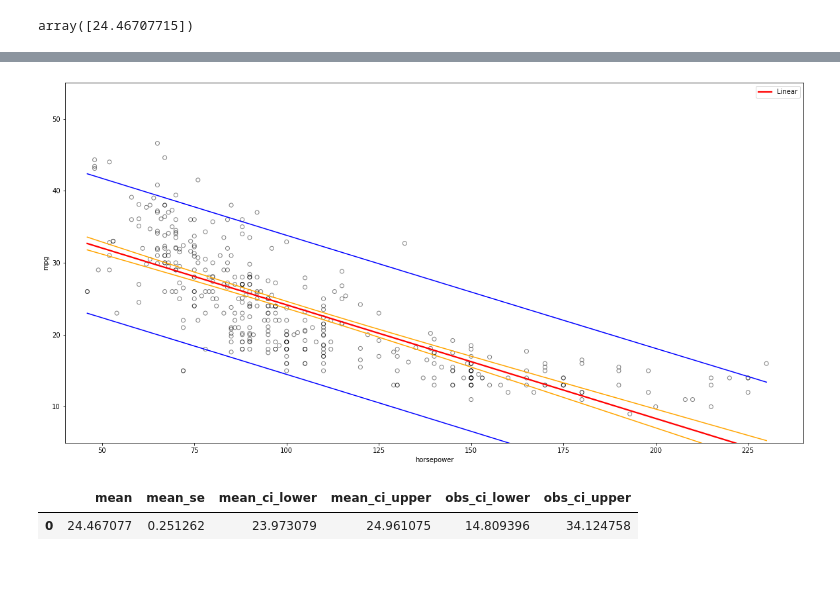
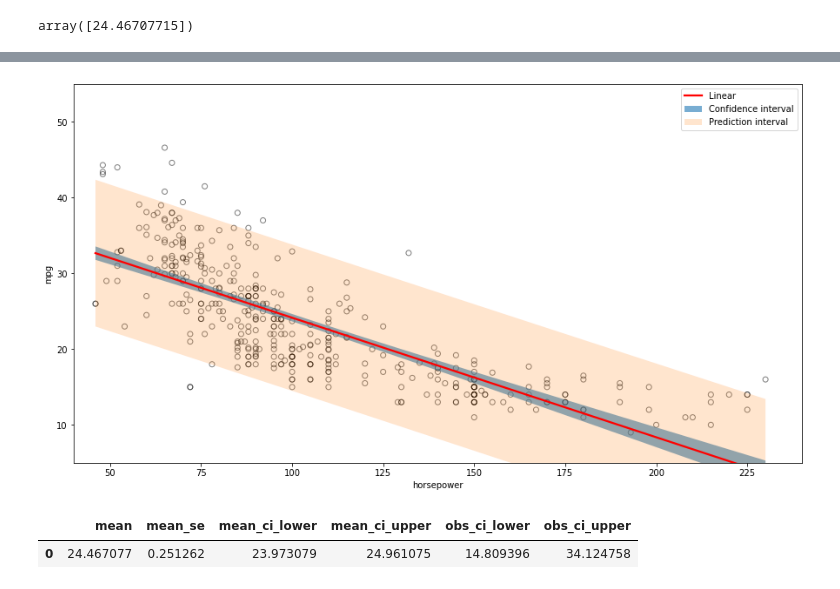
Before and after one commit to balintalfoldy/ISLR_python_AB, a Jupyter notebook: Notebooks/ch3_linear_regression_applied.ipynb, the cells around one changed output, grey strips where cells are left out. Saved outputs shown, nothing was run; the diff lists cells and outputs as text; code cells hidden in the pictures.

```diff
--- a/Notebooks/ch3_linear_regression_applied.ipynb
+++ b/Notebooks/ch3_linear_regression_applied.ipynb
@@ -39,3 +39,8 @@ Y = Auto['mpg']
+# %%
+data = Auto[['horsepower', 'mpg']].sort_values('horsepower')
+X1 = data['horsepower']
+Y = data['mpg']
+X = sm.add_constant(X1)
 # %%
 plt.scatter(X1, Y, facecolors='None', edgecolors='k', alpha=.5)
 sns.regplot(X1, Y, ci=None, label='Linear', scatter=False, color='red')
@@ -101,4 +106,4 @@ results.predict(number)
 # %% [output]
 array([24.46707715])
 # %%
-pred = results.get_prediction(X)
+pred = results.get_prediction(X).summary_frame(alpha=0.05)
@@ -121,16 +110,15 @@ pred.summary_frame(alpha=0.05)
 # %%
-plt.figure(figsize = (20, 10))
+plt.figure(figsize = (15, 8))
 plt.scatter(X1, Y, facecolors='None', edgecolors='k', alpha=.5)
 sns.regplot(X1, Y, ci=None, label='Linear', scatter=False, color='red')
-sns.lineplot(X1, pred.summary_frame().obs_ci_lower, color = 'blue')
-sns.lineplot(X1, pred.summary_frame().obs_ci_upper, color = 'blue')
-sns.lineplot(X1, pred.summary_frame().mean_ci_lower, color = 'orange')
-sns.lineplot(X1, pred.summary_frame().mean_ci_upper, color = 'orange')
+plt.fill_between(X1, pred['mean_ci_lower'], pred['mean_ci_upper'], alpha=.6, label='Confidence interval')
+plt.fill_between(X1, pred['obs_ci_lower'], pred['obs_ci_upper'], alpha=.2, label='Prediction interval')
+
 plt.legend()
 plt.ylim(5,55)
 plt.xlim(40,240);
 # %% [output]
-[figure, old version]
+[figure, new version]
 # %%
 pred98 = results.get_prediction([1, 98])
 pred98.summary_frame(alpha=0.05)
```
Also changed, not shown: parts of 4 cells of this notebook.
